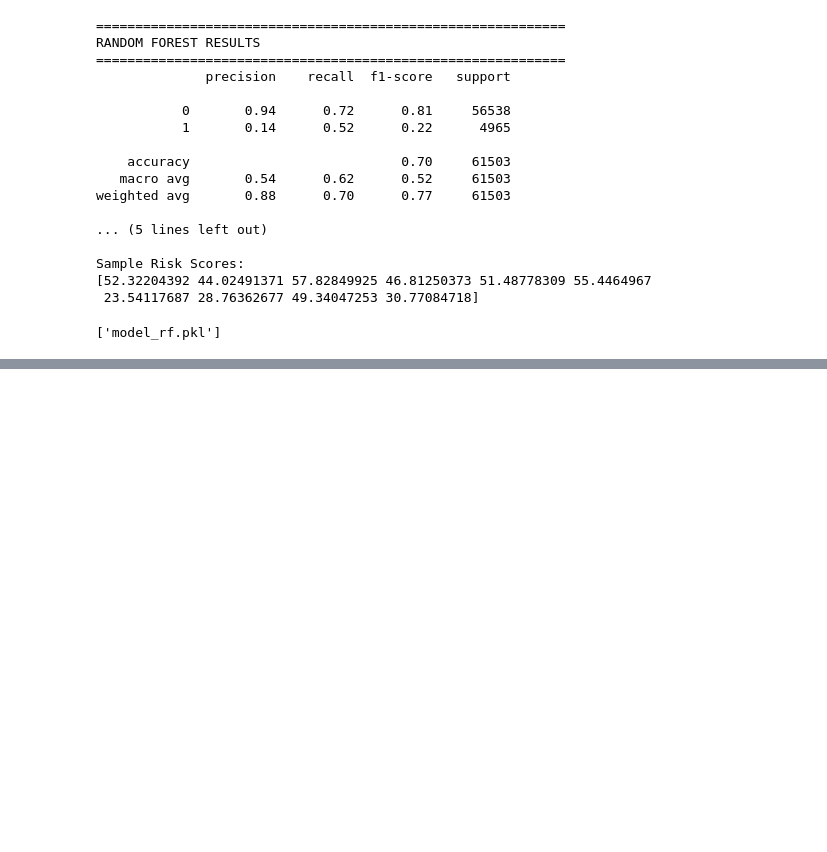
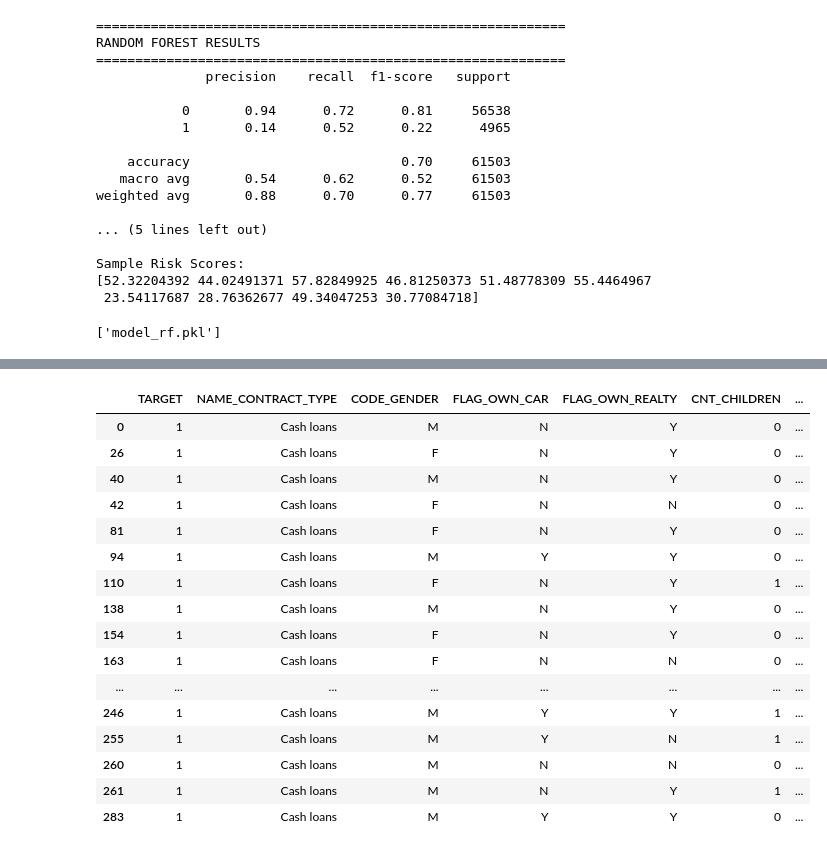
Before and after one commit to aryangaikwadgit/housing-loan-credit-risk-prediction, a Jupyter notebook: notebook/home_credit_risk.ipynb, the cells around one changed output, grey strips where cells are left out. Saved outputs shown, nothing was run; the diff lists cells and outputs as text; code cells hidden in the pictures; blank space fills up the shorter version.

```diff
--- a/notebook/home_credit_risk.ipynb
+++ b/notebook/home_credit_risk.ipynb
@@ -1071,0 +1258,20 @@ joblib.dump(pipeline_rf,"model_rf.pkl")
+# %%
+home_credit_df_3[home_credit_df_3["TARGET"]==1].head(20)
+# %% [output]
+|  | TARGET | NAME_CONTRACT_TYPE | CODE_GENDER | FLAG_OWN_CAR | FLAG_OWN_REALTY | CNT_CHILDREN | ... |
+| 0 | 1 | Cash loans | M | N | Y | 0 | ... |
+| 26 | 1 | Cash loans | F | N | Y | 0 | ... |
+| 40 | 1 | Cash loans | M | N | Y | 0 | ... |
+| 42 | 1 | Cash loans | F | N | N | 0 | ... |
+| 81 | 1 | Cash loans | F | N | Y | 0 | ... |
+| 94 | 1 | Cash loans | M | Y | Y | 0 | ... |
+| 110 | 1 | Cash loans | F | N | Y | 1 | ... |
+| 138 | 1 | Cash loans | M | N | Y | 0 | ... |
+| 154 | 1 | Cash loans | F | N | Y | 0 | ... |
+| 163 | 1 | Cash loans | F | N | N | 0 | ... |
+| ... | ... | ... | ... | ... | ... | ... | ... |
+| 246 | 1 | Cash loans | M | Y | Y | 1 | ... |
+| 255 | 1 | Cash loans | M | Y | N | 1 | ... |
+| 260 | 1 | Cash loans | M | N | N | 0 | ... |
+| 261 | 1 | Cash loans | M | N | Y | 1 | ... |
+| 283 | 1 | Cash loans | M | Y | Y | 0 | ... |
```
Also changed, not shown: parts of 11 cells of this notebook, 14 other files.
